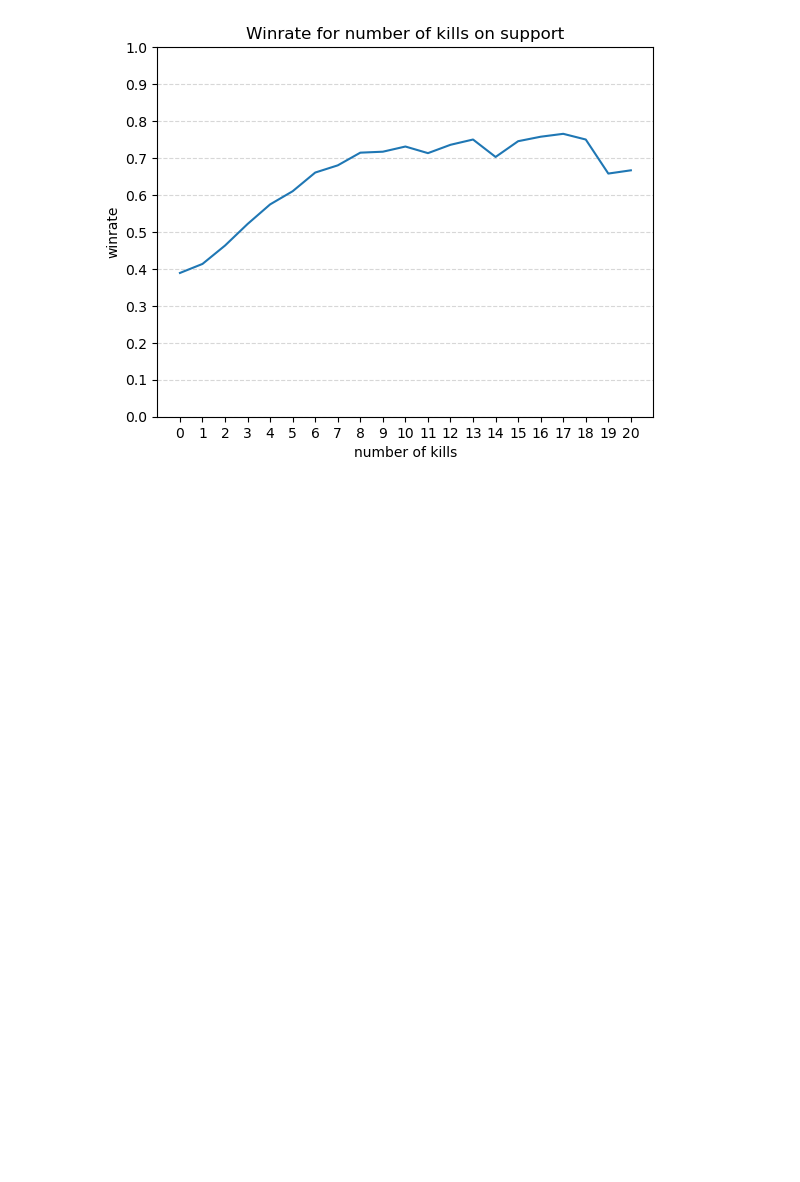
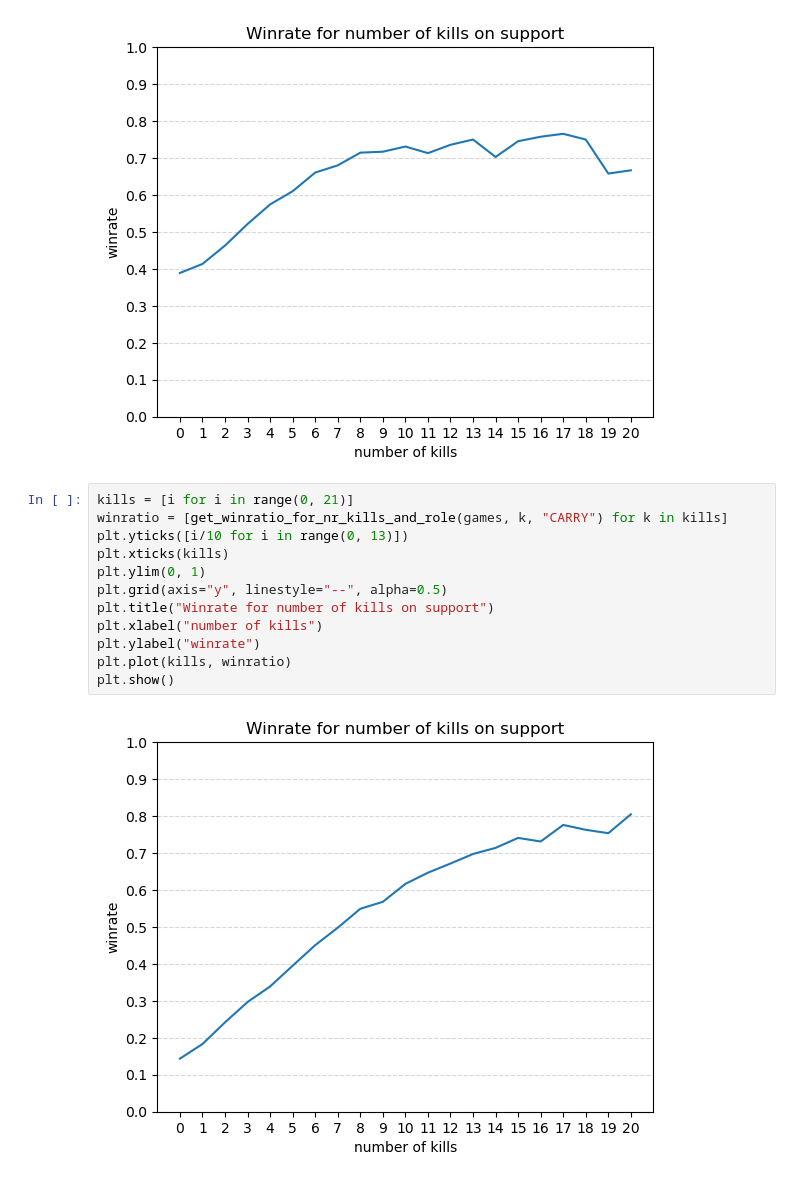
Before and after one commit to gespel/RiftCrawler, a Jupyter notebook: main.ipynb, the cells around one changed output. Cells and saved outputs as stored; diff of their text form; blank space fills up the shorter version.

```diff
--- a/main.ipynb
+++ b/main.ipynb
@@ -157,3 +161,17 @@ plt.plot(kills, winratio)
 plt.show()
 # %% [output]
 [figure]
+# %%
+kills = [i for i in range(0, 21)]
+winratio = [get_winratio_for_nr_kills_and_role(games, k, "CARRY") for k in kills]
+plt.yticks([i/10 for i in range(0, 13)])
+plt.xticks(kills)
+plt.ylim(0, 1)
+plt.grid(axis="y", linestyle="--", alpha=0.5)
+plt.title("Winrate for number of kills on support")
+plt.xlabel("number of kills")
+plt.ylabel("winrate")
+plt.plot(kills, winratio)
+plt.show()
+# %% [output]
+[figure, added]
```
Also changed, not shown: parts of 1 cell of this notebook, 1 other file.
